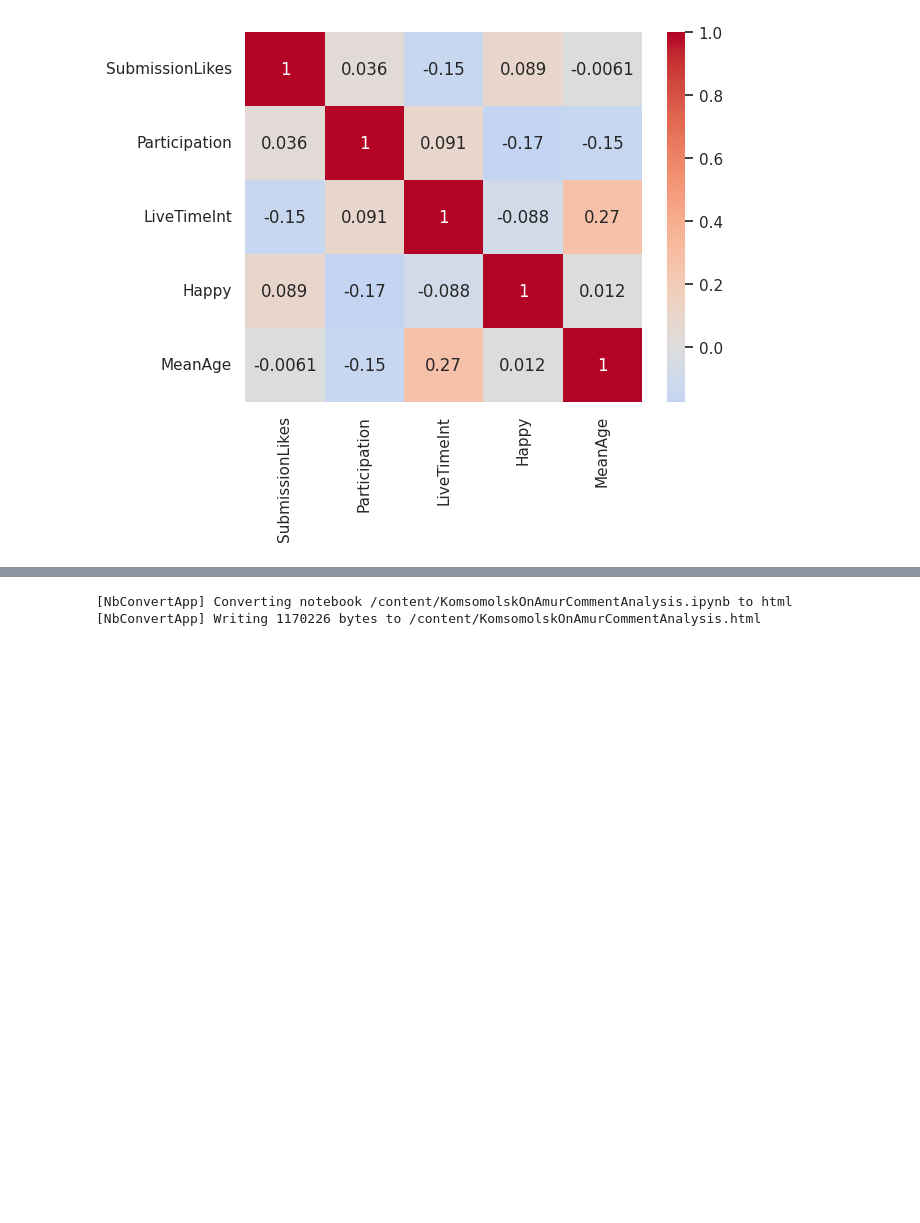
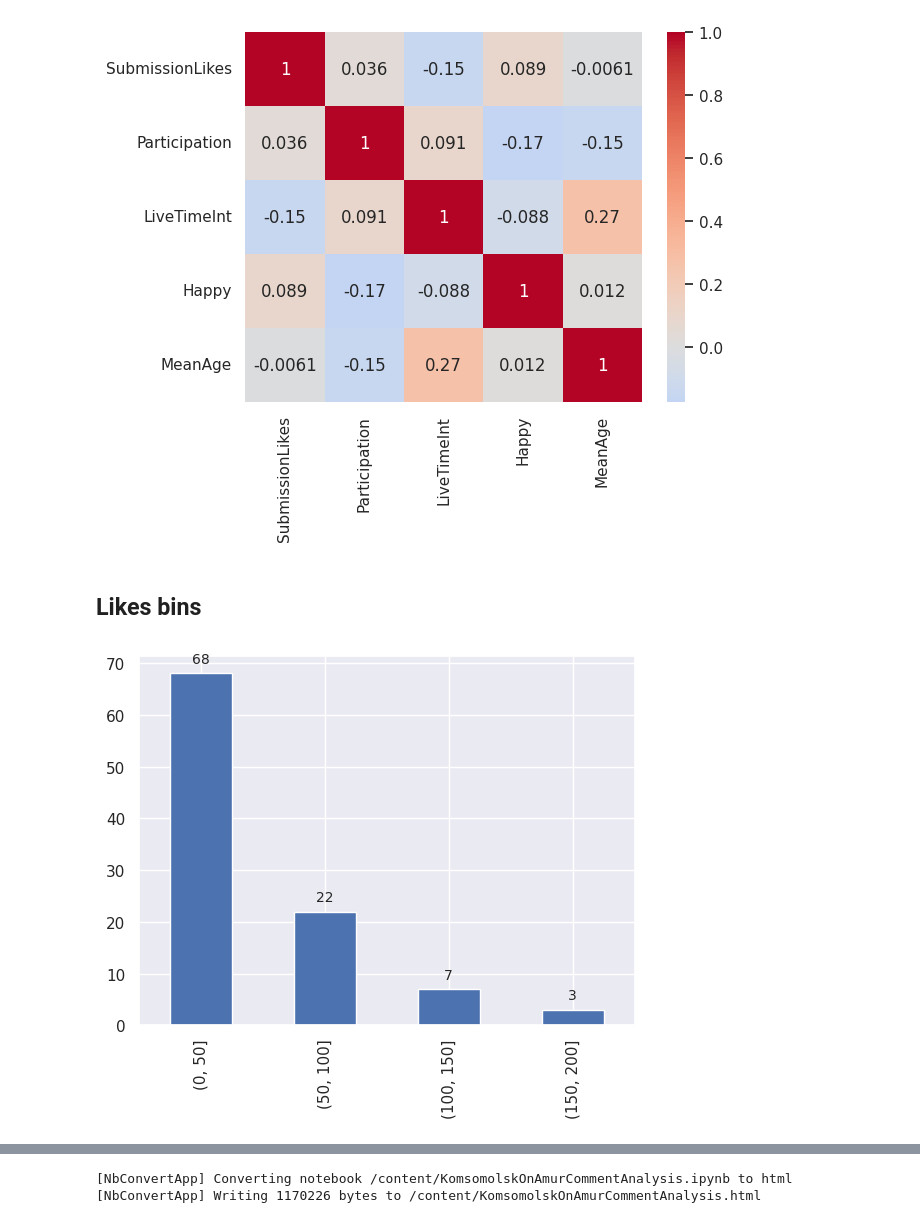
Before and after one commit to modernpacifist/komsomolsk-on-amur-comment-analysis, a Jupyter notebook: KomsomolskOnAmurCommentAnalysis.ipynb, the cells around one changed output, grey strips where cells are left out. Cells and saved outputs as stored; diff of their text form; code cells hidden in the pictures; blank space fills up the shorter version.

Commit message:
LikeBins

```diff
--- a/KomsomolskOnAmurCommentAnalysis.ipynb
+++ b/KomsomolskOnAmurCommentAnalysis.ipynb
@@ -499,3 +499,15 @@ sns.heatmap(corr_matrix, annot=True, cmap='coolwarm', center=0)
 plt.show()
 # %% [output]
 [figure]
+# %% [markdown]
+## Likes bins
+# %%
+bins = [0, 50, 100, 150, 200]
+df['LikeBins'] = pd.cut(df['SubmissionLikes'], bins=bins)
+counts = df['LikeBins'].value_counts().sort_index()
+ax = counts.plot(kind='bar')
+for i, v in enumerate(counts):
+     ax.text(i, v + 2, str(v), ha='center', fontsize=10)
+# display(df['LikeBins'])
+# %% [output]
+[figure, added]
```
Also changed, not shown: parts of 1 cell of this notebook.
